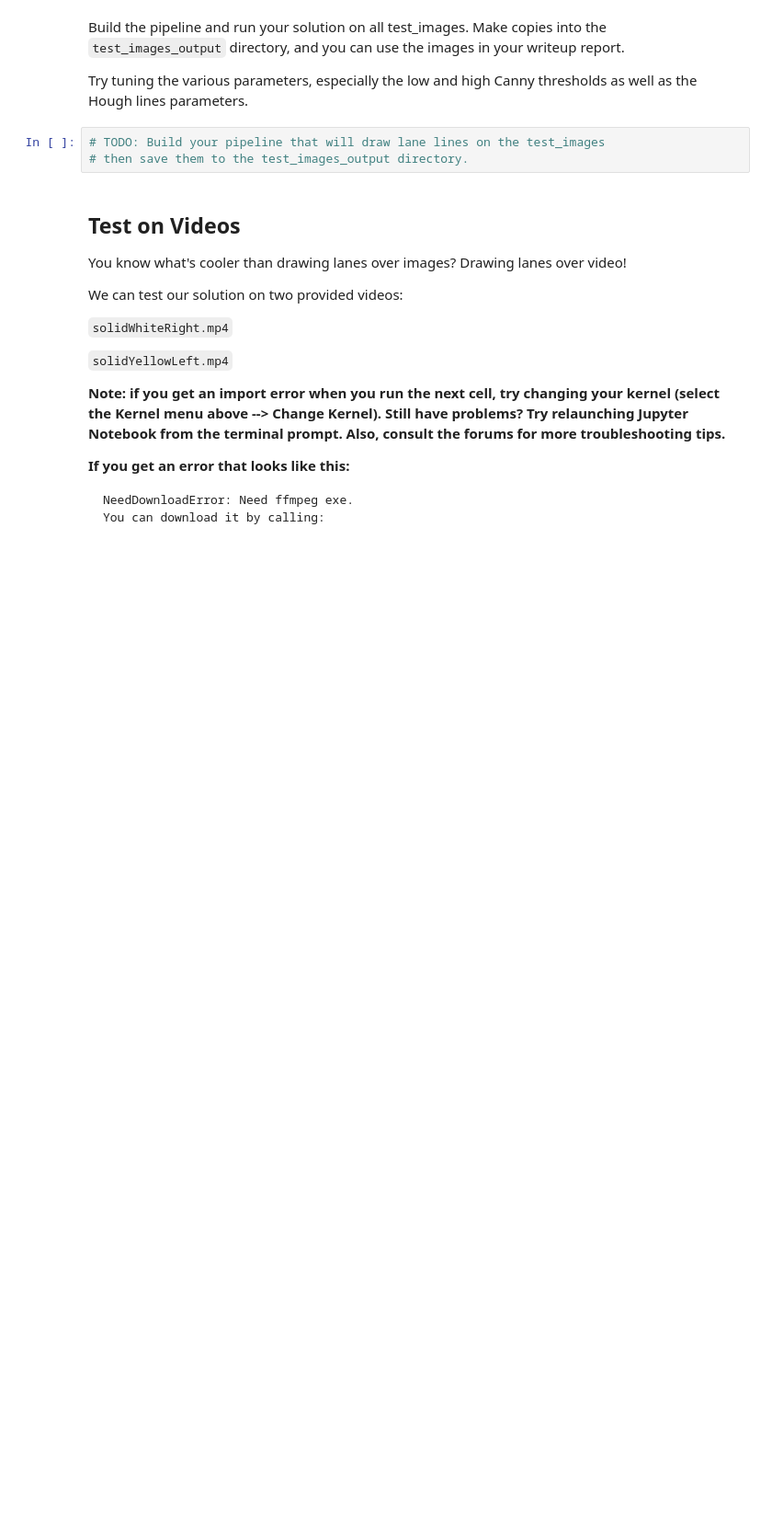
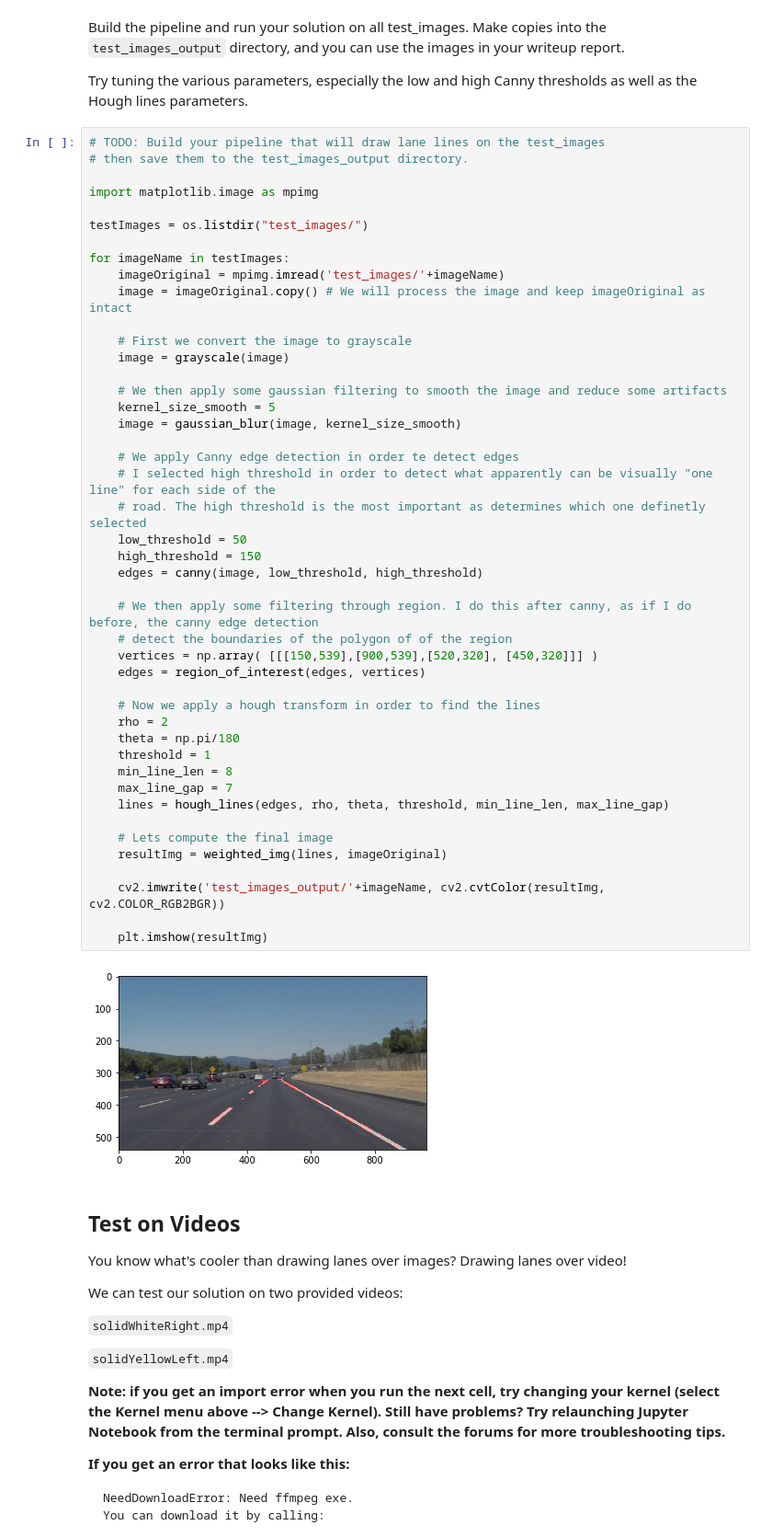
Before and after one commit to daltimira/Finding-Lane-Lines, a Jupyter notebook: P1.ipynb, the cells around one changed output. Shown at 92% size. Saved outputs shown, nothing was run; the diff lists cells and outputs as text; blank space fills up the shorter version.

Commit message:
pipeline - need still some parameter tunning

```diff
--- a/P1.ipynb
+++ b/P1.ipynb
@@ -186,9 +193,53 @@ os.listdir("test_images/")
 Build the pipeline and run your solution on all test_images. Make copies into the `test_images_output` directory, and you can use the images in your writeup report.
 
 Try tuning the various parameters, especially the low and high Canny thresholds as well as the Hough lines parameters.
-# %%
-# TODO: Build your pipeline that will draw lane lines on the test_images
-# then save them to the test_images_output directory.
+# %%
+# TODO: Build your pipeline that will draw lane lines on the test_images
+# then save them to the test_images_output directory.
+
+import matplotlib.image as mpimg
+
+testImages = os.listdir("test_images/")
+
+for imageName in testImages:
+    imageOriginal = mpimg.imread('test_images/'+imageName)
+    image = imageOriginal.copy() # We will process the image and keep imageOriginal as intact
+
+    # First we convert the image to grayscale
+    image = grayscale(image)
+
+    # We then apply some gaussian filtering to smooth the image and reduce some artifacts
+    kernel_size_smooth = 5
+    image = gaussian_blur(image, kernel_size_smooth)
+
+    # We apply Canny edge detection in order te detect edges
+    # I selected high threshold in order to detect what apparently can be visually "one line" for each side of the
+    # road. The high threshold is the most important as determines which one definetly selected
+    low_threshold = 50
+    high_threshold = 150
+    edges = canny(image, low_threshold, high_threshold)
+
+    # We then apply some filtering through region. I do this after canny, as if I do before, the canny edge detection
+    # detect the boundaries of the polygon of of the region
+    vertices = np.array( [[[150,539],[900,539],[520,320], [450,320]]] )
+    edges = region_of_interest(edges, vertices)
+
+    # Now we apply a hough transform in order to find the lines
+    rho = 2
+    theta = np.pi/180
+    threshold = 1
+    min_line_len = 8
+    max_line_gap = 7
+    lines = hough_lines(edges, rho, theta, threshold, min_line_len, max_line_gap)
+
+    # Lets compute the final image
+    resultImg = weighted_img(lines, imageOriginal)
+
+    cv2.imwrite('test_images_output/'+imageName, cv2.cvtColor(resultImg, cv2.COLOR_RGB2BGR))
+
+    plt.imshow(resultImg)
+# %% [output]
+[figure, added]
 # %% [markdown]
 ## Test on Videos
 
```
Also changed, not shown: parts of 5 cells of this notebook.
